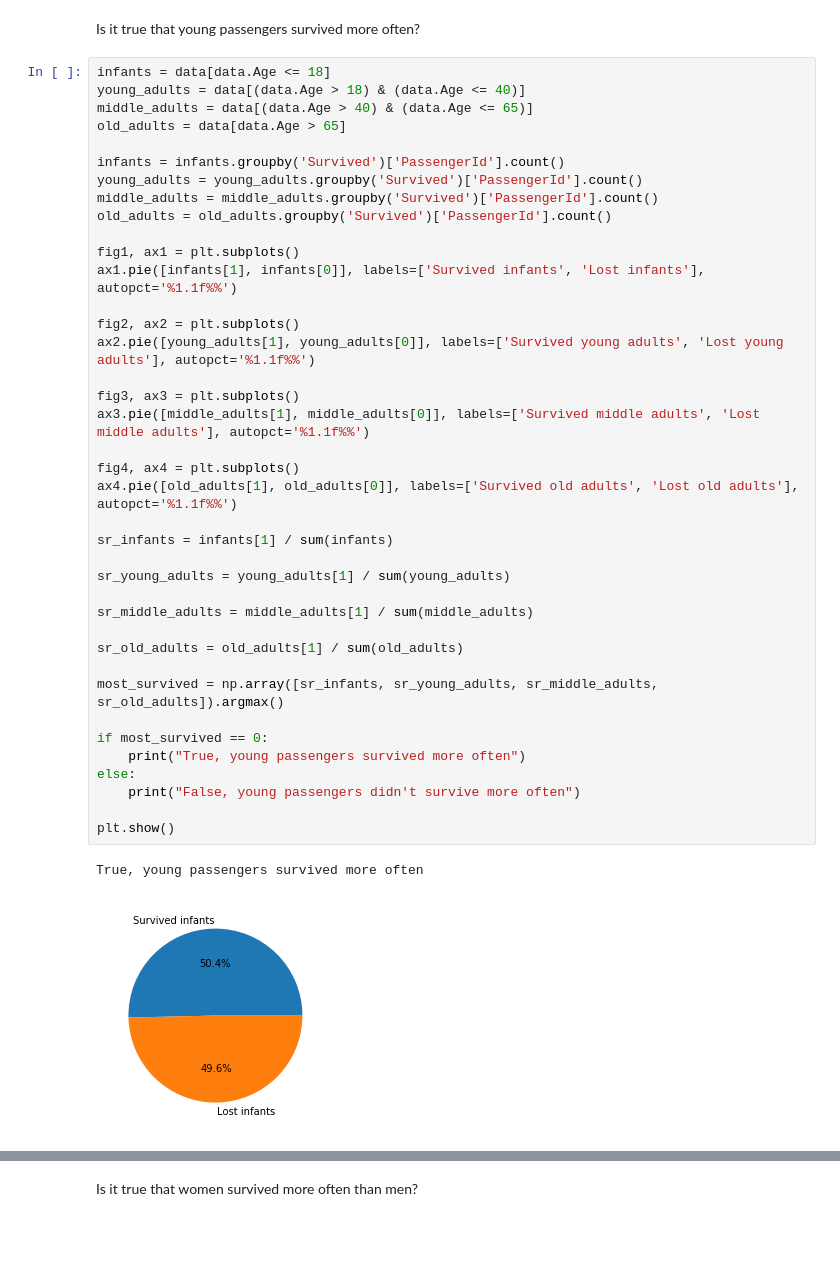
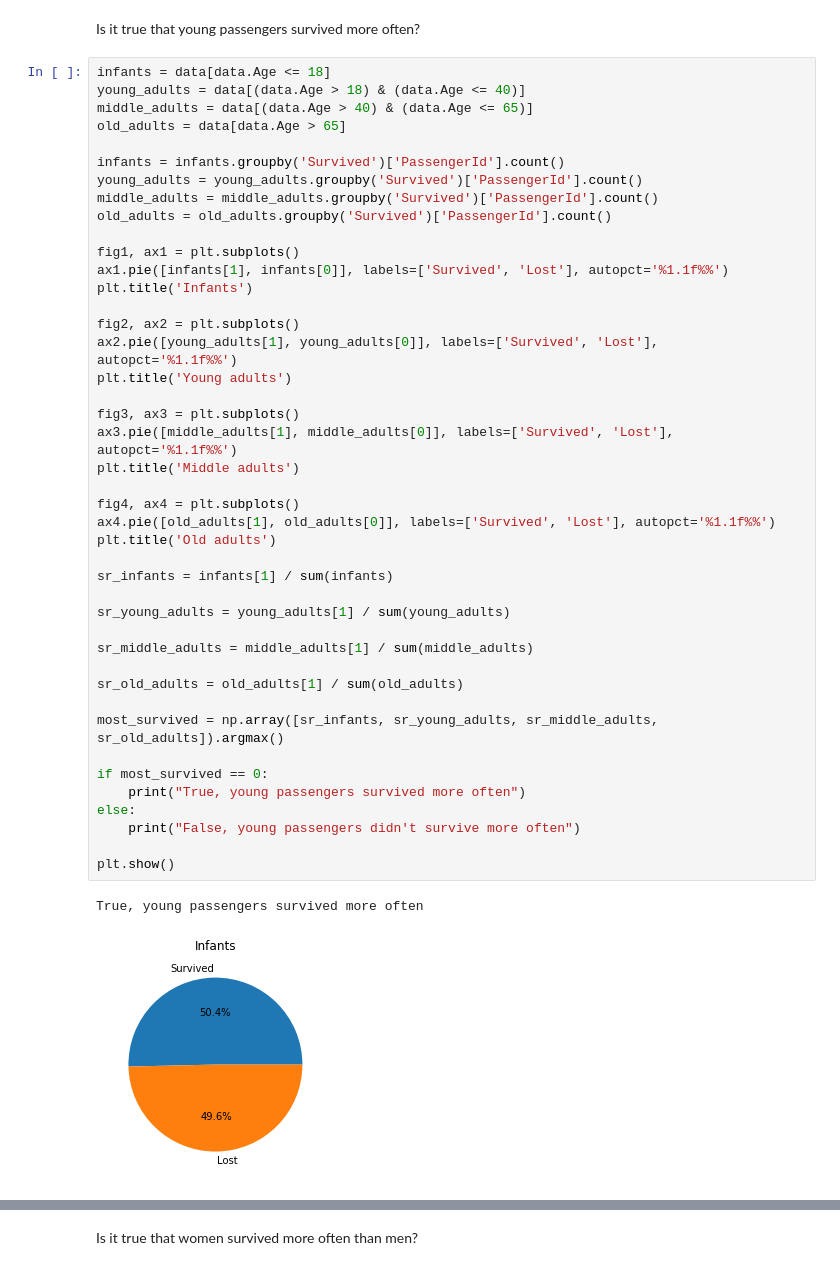
Before and after one commit to crazymidnight/python-labs, a Jupyter notebook: titanic.ipynb, the cells around one changed output, grey strips where cells are left out. Drawn from its saved outputs; the diff is of its cells as text; blank space fills up the shorter version.

```diff
--- a/titanic.ipynb
+++ b/titanic.ipynb
@@ -117,35 +117,39 @@ infants = infants.groupby('Survived')['PassengerId'].count()
 young_adults = young_adults.groupby('Survived')['PassengerId'].count()
 middle_adults = middle_adults.groupby('Survived')['PassengerId'].count()
 old_adults = old_adults.groupby('Survived')['PassengerId'].count()
 
 fig1, ax1 = plt.subplots()
-ax1.pie([infants[1], infants[0]], labels=['Survived infants', 'Lost infants'], autopct='%1.1f%%')
+ax1.pie([infants[1], infants[0]], labels=['Survived', 'Lost'], autopct='%1.1f%%')
+plt.title('Infants')
 
 fig2, ax2 = plt.subplots()
-ax2.pie([young_adults[1], young_adults[0]], labels=['Survived young adults', 'Lost young adults'], autopct='%1.1f%%')
+ax2.pie([young_adults[1], young_adults[0]], labels=['Survived', 'Lost'], autopct='%1.1f%%')
+plt.title('Young adults')
 
 fig3, ax3 = plt.subplots()
-ax3.pie([middle_adults[1], middle_adults[0]], labels=['Survived middle adults', 'Lost middle adults'], autopct='%1.1f%%')
+ax3.pie([middle_adults[1], middle_adults[0]], labels=['Survived', 'Lost'], autopct='%1.1f%%')
+plt.title('Middle adults')
 
 fig4, ax4 = plt.subplots()
-ax4.pie([old_adults[1], old_adults[0]], labels=['Survived old adults', 'Lost old adults'], autopct='%1.1f%%')
+ax4.pie([old_adults[1], old_adults[0]], labels=['Survived', 'Lost'], autopct='%1.1f%%')
+plt.title('Old adults')
 
 sr_infants = infants[1] / sum(infants)
 
 sr_young_adults = young_adults[1] / sum(young_adults)
 
 sr_middle_adults = middle_adults[1] / sum(middle_adults)
 
 sr_old_adults = old_adults[1] / sum(old_adults)
 
 most_survived = np.array([sr_infants, sr_young_adults, sr_middle_adults, sr_old_adults]).argmax()
 
 if most_survived == 0:
     print("True, young passengers survived more often")
 else:
     print("False, young passengers didn't survive more often")
 
 plt.show()
 # %% [output]
 True, young passengers survived more often
-[figure, old version]
+[figure, new version]
```
Also changed, not shown: parts of 2 cells of this notebook.
